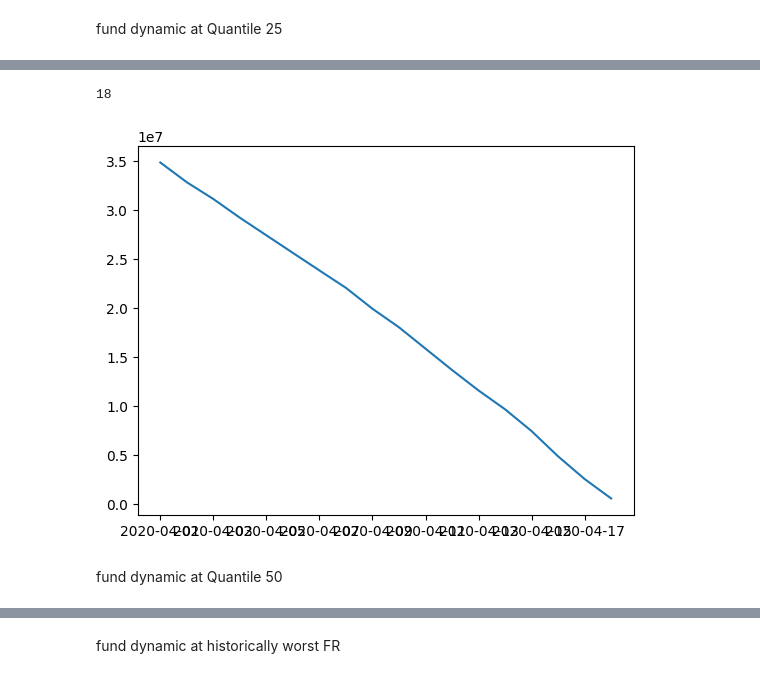
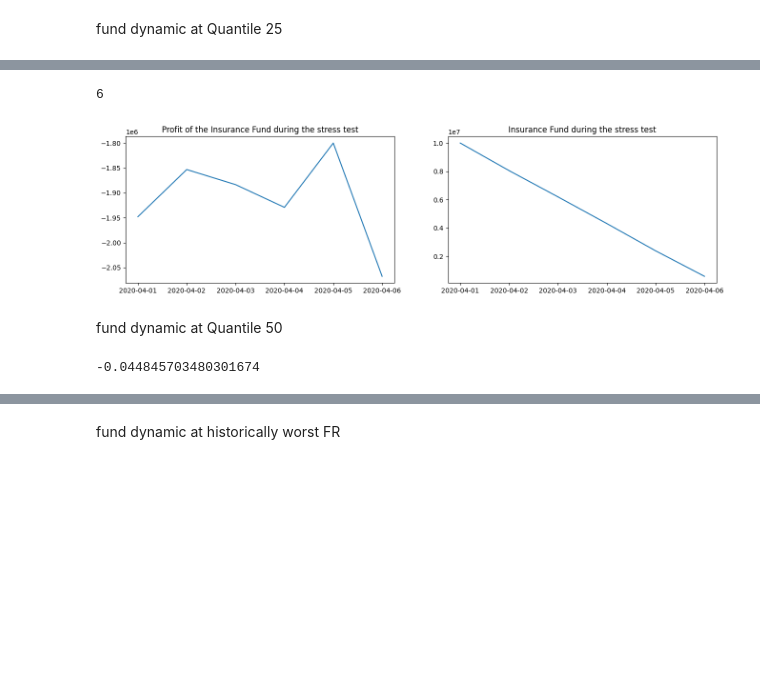
Before and after one commit to immortal16/OpenDeltaDeliverables, a Jupyter notebook: 2_2_simulations.ipynb, the cells around one changed output, grey strips where cells are left out. Saved outputs shown, nothing was run; the diff lists cells and outputs as text; code cells hidden in the pictures; blank space fills up the shorter version.

Commit message:
fixed stress tests

```diff
--- a/2_2_simulations.ipynb
+++ b/2_2_simulations.ipynb
@@ -183,5 +187,5 @@ simulated_25_profit.plot()
 # %%
-start_at = fund_data_25['Pos Size 1'][0]
+start_at = 1e7
 
 fund_cap = [start_at]
 
@@ -195,16 +199,26 @@ for pnl in simulated_25_profit:
 
 days_till_zero
 # %% [output]
-18
+6
-# %%
-plt.plot(simulated_25_profit.index[:days_till_zero], fund_cap[:days_till_zero])
-plt.show()
-# %% [output]
-[figure, removed]
+# %%
+plt.figure(figsize=(16, 4))
+plt.subplot(1, 2, 2)
+plt.plot(simulated_25_profit.index[:days_till_zero], fund_cap[:days_till_zero])
+plt.title('Insurance Fund during the stress test')
+plt.subplot(1, 2, 1)
+plt.plot(simulated_25_profit[:days_till_zero])
+plt.title('Profit of the Insurance Fund during the stress test')
+plt.show()
+# %% [output]
+[figure, added]
 # %% [markdown]
 fund dynamic at Quantile 50
 # %%
 fund_data_50 = get_fund_data_scenario_1('Quantile_50')
+# %%
+fund_data_50['Agg Weighted FR Simulated'].mean()
+# %% [output]
+-0.044845703480301674
 # %%
 simulated_50_profit = calculate_profit(fund_data_50, 1, 0.1, 0.06, True)
 # %%
```
Also changed, not shown: parts of 17 cells of this notebook.
